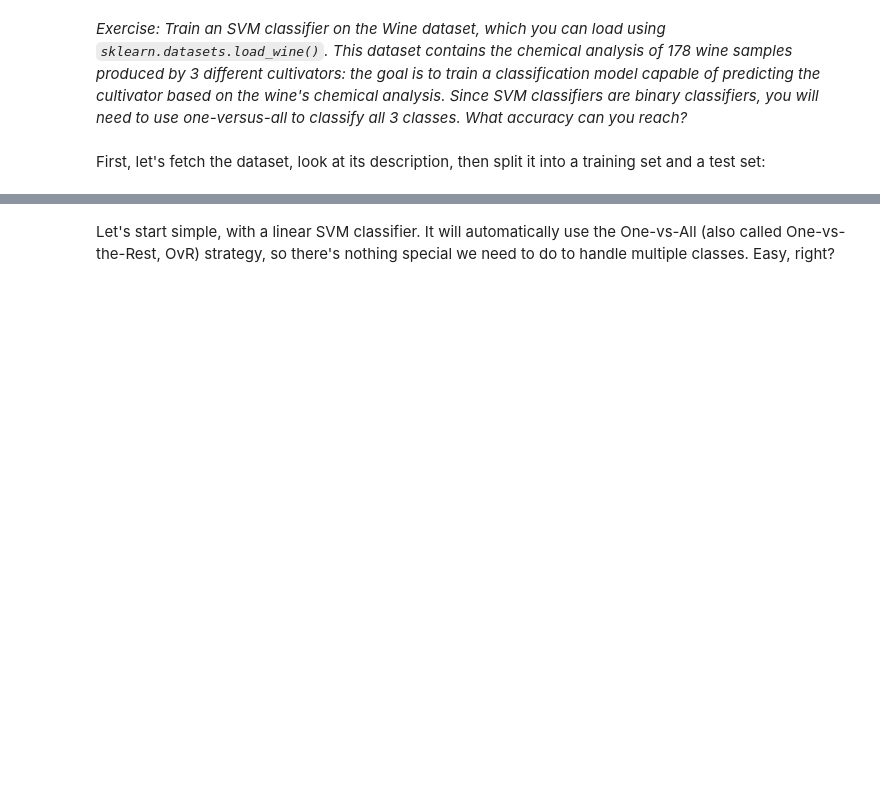
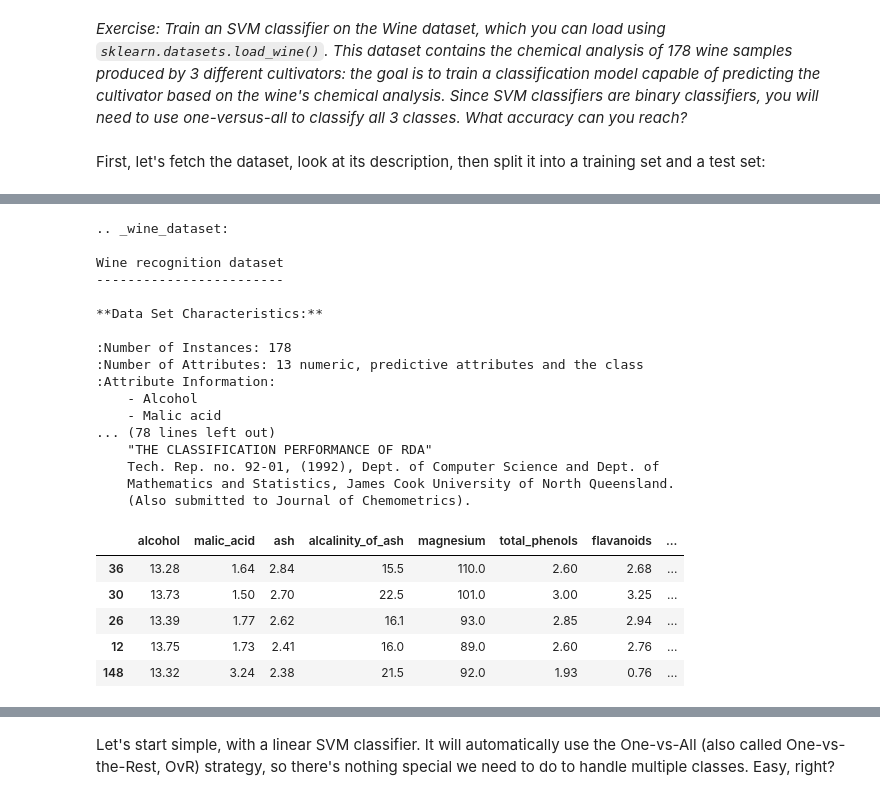
Before and after one commit to Sravan5452/Capabl, a Jupyter notebook: 05_support_vector_machines.ipynb, the cells around one changed output, grey strips where cells are left out. Drawn from its saved outputs; the diff is of its cells as text; code cells hidden in the pictures; blank space fills up the shorter version.

```diff
--- a/05_support_vector_machines.ipynb
+++ b/05_support_vector_machines.ipynb
@@ -1313,2 +1390,44 @@ X_train.head()
+# %%
+# Look at the dataset description (what features and classes mean)
+print(wine.DESCR)
+
+from sklearn.model_selection import train_test_split
+
+# Split data into train/test
+# stratify keeps class distribution similar in both sets (important for 3 classes)
+X_train, X_test, y_train, y_test = train_test_split(
+    wine.data,
+    wine.target,
+    test_size=0.2,
+    random_state=42,
+    stratify=wine.target
+)
+
+# Quick look at the training features
+X_train.head()
+# %% [output]
+.. _wine_dataset:
+
+Wine recognition dataset
+------------------------
+
+**Data Set Characteristics:**
+
+:Number of Instances: 178
+:Number of Attributes: 13 numeric, predictive attributes and the class
+:Attribute Information:
+    - Alcohol
+    - Malic acid
+... (78 lines left out)
+    "THE CLASSIFICATION PERFORMANCE OF RDA"
+    Tech. Rep. no. 92-01, (1992), Dept. of Computer Science and Dept. of
+    Mathematics and Statistics, James Cook University of North Queensland.
+    (Also submitted to Journal of Chemometrics).
+|  | alcohol | malic_acid | ash | alcalinity_of_ash | magnesium | total_phenols | flavanoids | ... |
+| 36 | 13.28 | 1.64 | 2.84 | 15.5 | 110.0 | 2.60 | 2.68 | ... |
+| 30 | 13.73 | 1.50 | 2.70 | 22.5 | 101.0 | 3.00 | 3.25 | ... |
+| 26 | 13.39 | 1.77 | 2.62 | 16.1 | 93.0 | 2.85 | 2.94 | ... |
+| 12 | 13.75 | 1.73 | 2.41 | 16.0 | 89.0 | 2.60 | 2.76 | ... |
+| 148 | 13.32 | 3.24 | 2.38 | 21.5 | 92.0 | 1.93 | 0.76 | ... |
 # %%
 y_train.head()
```
Also changed, not shown: parts of 30 cells of this notebook.
